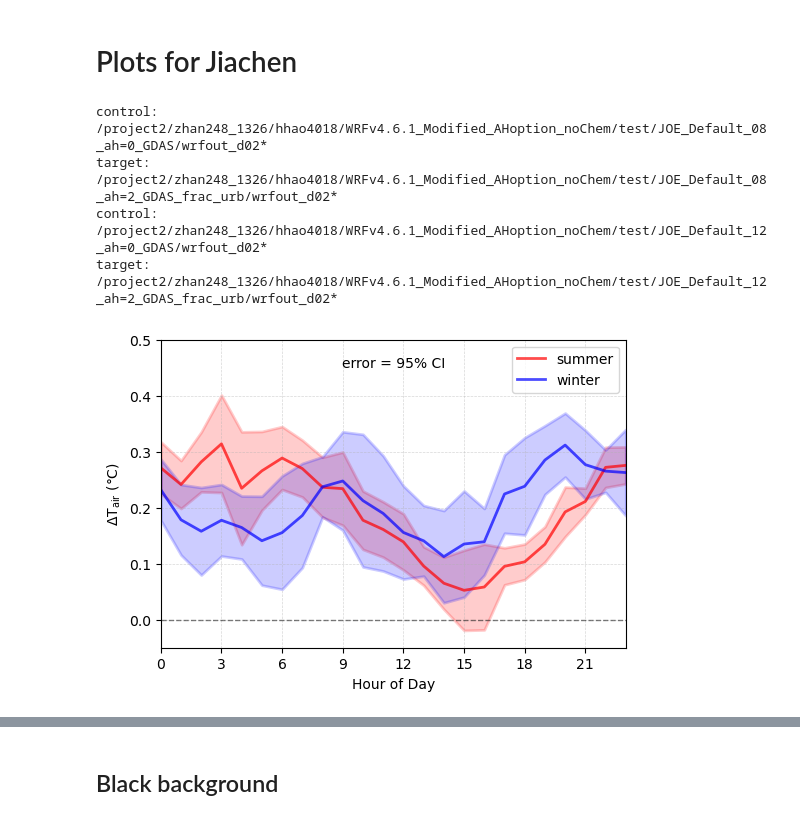
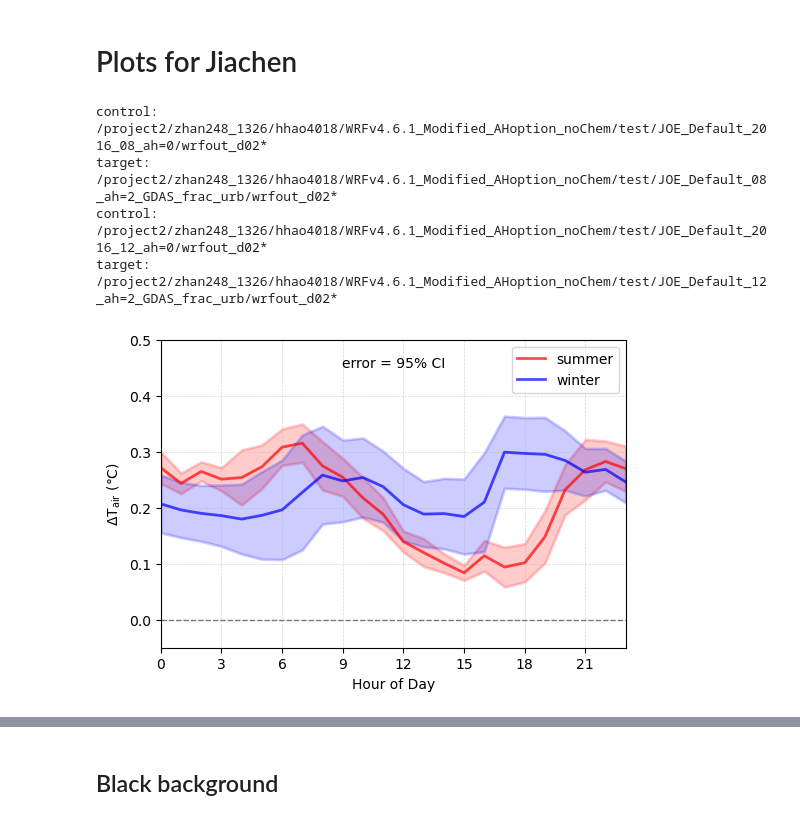
Before and after one commit to josephko91/ah-la-paper, a Jupyter notebook: notebooks/impact-analysis.ipynb, the cells around one changed output, grey strips where cells are left out. Drawn from its saved outputs; the diff is of its cells as text; code cells hidden in the pictures.

```diff
--- a/notebooks/impact-analysis.ipynb
+++ b/notebooks/impact-analysis.ipynb
@@ -110,7 +110,7 @@ vars_subset = ['T2', 'TC_URB']
 delta = {}
 for month in months:
     # control
-    filepath_control = os.path.join(wrf_folder, f'JOE_Default_{month:02d}_ah=0_GDAS/wrfout_d02*')
+    filepath_control = os.path.join(wrf_folder, f'JOE_Default_2016_{month:02d}_ah=0/wrfout_d02*')
     print(f'control: {filepath_control}')
     filelist_control = glob.glob(filepath_control)
     ds_control = xr.open_mfdataset(filelist_control,
@@ -135,9 +135,9 @@ for month in months:
     delta_clipped = process_delta(ds_control, ds_target, vars_subset, urban_la_county, timezone_shift)
     delta[month] = delta_clipped
 # %% [output]
-control: /project2/zhan248_1326/hhao4018/WRFv4.6.1_Modified_AHoption_noChem/test/JOE_Default_08_ah=0_GDAS/wrfout_d02*
+control: /project2/zhan248_1326/hhao4018/WRFv4.6.1_Modified_AHoption_noChem/test/JOE_Default_2016_08_ah=0/wrfout_d02*
 target: /project2/zhan248_1326/hhao4018/WRFv4.6.1_Modified_AHoption_noChem/test/JOE_Default_08_ah=2_GDAS_frac_urb/wrfout_d02*
-control: /project2/zhan248_1326/hhao4018/WRFv4.6.1_Modified_AHoption_noChem/test/JOE_Default_12_ah=0_GDAS/wrfout_d02*
+control: /project2/zhan248_1326/hhao4018/WRFv4.6.1_Modified_AHoption_noChem/test/JOE_Default_2016_12_ah=0/wrfout_d02*
 target: /project2/zhan248_1326/hhao4018/WRFv4.6.1_Modified_AHoption_noChem/test/JOE_Default_12_ah=2_GDAS_frac_urb/wrfout_d02*
 # %%
 # pre-define labels for easy re-use
@@ -163,35 +163,35 @@ for m in delta.keys():
     err_diurnal = 1.96*(std_diurnal/(n_sample)**(1/2))
     mean_dict[m] = mean_diurnal
     ci_lower[m] = mean_diurnal - err_diurnal
     ci_upper[m] = mean_diurnal + err_diurnal
 # initiate plot
 fig, ax = plt.subplots(figsize=(6,4))
 hrs = range(24)
 # summer
 ax.axhline(y=0, color='black', linestyle='--', linewidth=1, alpha=0.5)
 ax.plot(hrs, mean_dict[8],'red',label='summer',linewidth=2, alpha=0.7)
 ax.fill_between(hrs, ci_upper[8], ci_lower[8],
                 alpha=0.2, edgecolor='red', facecolor='red',
                 linewidth=2, antialiased=True)
 # winter
 ax.plot(hrs, mean_dict[12],'blue',label='winter',linewidth=2, alpha=0.7)
 ax.fill_between(hrs, ci_upper[12], ci_lower[12],
                 alpha=0.2, edgecolor='blue', facecolor='blue',
                 linewidth=2, antialiased=True)
 ax.xaxis.set_ticks(np.arange(0,24,3))
 ax.grid(linewidth=0.5, alpha=0.5, linestyle='--')
 ax.set_xlabel('Hour of Day')
 ax.set_ylabel(del_ta_label)
 ax.legend()
 ax.set_xlim(0, 23)
 ax.set_ylim(-0.05, 0.5)
 ax.annotate('error = 95% CI', xy=(0.5, 0.9), xycoords='axes fraction',
             fontsize=10, horizontalalignment='center', verticalalignment='bottom')
-save_dir = '/home1/kojoseph/anthropogenic-heat-la-20230205/plots/plots-for-jiachen-20250502'
+save_dir = '../figs'
 filename = 'diurnal_t2.png'
 plt.savefig(os.path.join(save_dir, filename), dpi=300)
 # %% [output]
-[figure, old version]
+[figure, new version]
 # %%
 # Diurnal plot for delta(TC_URB)
 v = 'TC_URB'
```
Also changed, not shown: parts of 6 cells of this notebook, 2 other files.
